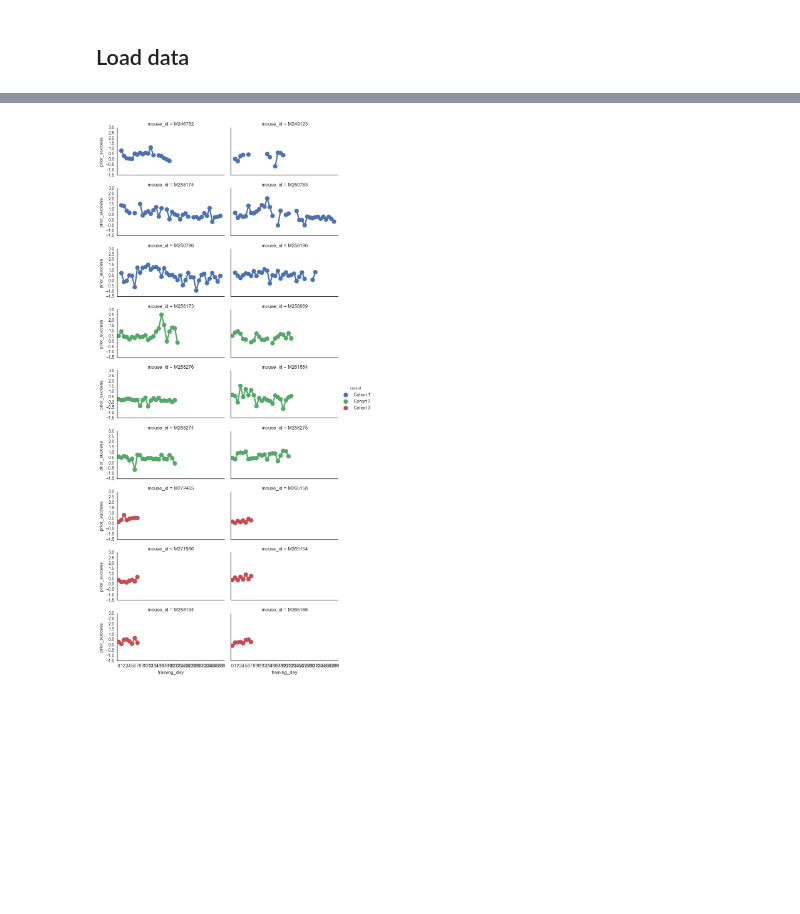
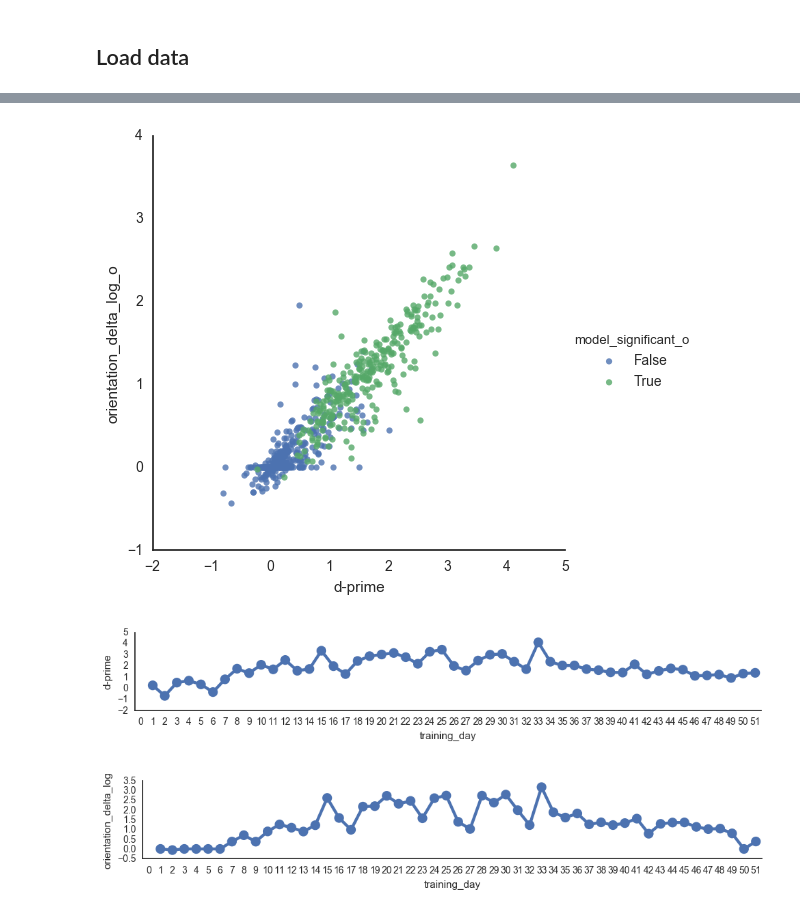
Before and after one commit to AllenInstitute/visual_behavior_analysis, a Jupyter notebook: notebooks/2016.10.19 - Modelling Strategy.ipynb, the cells around one changed output, grey strips where cells are left out. Cells and saved outputs as stored; diff of their text form; code cells hidden in the pictures; blank space fills up the shorter version.

```diff
--- a/notebooks/2016.10.19 - Modelling Strategy.ipynb
+++ b/notebooks/2016.10.19 - Modelling Strategy.ipynb
@@ -526,3 +267,5 @@ Index([u'LDT_mode', u'auto_rewarded', u'blank_screen_timeout', u'change_color',
+# %%
+df['contrast'] = df['change_contrast'].fillna(1.0)
 # %%
 def compute_strategy(behav_df):
 
@@ -602,9 +379,9 @@ Name: results, dtype: float64
 # %%
 strategy = (
     df[df.trial_type.isin(['go','catch'])]
-    .groupby(['cohort','mouse_id','training_day'])
+    .groupby(['mouse_id','dayofweek','training_day'])
     .apply(compute_strategy)
     .reset_index()
     )
-strategy.head()
+strategy.head(5)
 # %% [output]
@@ -629,0 +394,8 @@ fp = sns.factorplot('training_day','orientation_delta',data=strategy,
+# %%
+strategy = pd.merge(strategy,water,on=['mouse_id','training_day'])
+
+p_thresh = 0.05
+strategy['stimulus_control'] = (strategy['discrim_p'] < p_thresh) & (strategy['d-prime'] > 0.5)
+strategy['model_significant'] = strategy['p'] < p_thresh
+strategy['model_significant_o'] = strategy['p_o'] < p_thresh
+strategy.head()
@@ -630,11 +418,31 @@ fp = sns.factorplot('training_day','orientation_delta',data=strategy,
+# %%
+lm = sns.lmplot('d-prime','orientation_delta_log_o',data=strategy,
+           hue='model_significant_o',
+           fit_reg=False,
+              )
+# lm.ax.plot()
+# %% [output]
+[figure, added]
+# %%
+# good_mouse = 'M258274'
+good_mouse = 'M250786'
 # %%
-fp = sns.factorplot('training_day','prior_success',data=strategy,
-                    col='mouse_id',
-                    col_wrap=2,
+fp = sns.factorplot('training_day','d-prime',data=strategy[strategy['mouse_id']==good_mouse],
+#                     col='mouse_id',
+#                     col_wrap=2,
                     size=2,
-                    aspect=2,
-                    hue='cohort',
-                    col_order=col_order,
+                    aspect=5,
+#                     hue='cohort',
+#                     col_order=col_order,
               )
+fp = sns.factorplot('training_day','orientation_delta_log',data=strategy[strategy['mouse_id']==good_mouse],
+#                     col='mouse_id',
+#                     col_wrap=2,
+                    size=2,
+                    aspect=5,
+#                     hue='cohort',
+#                     col_order=col_order,
+              )
 # %% [output]
-[figure, old version]
+[figure, new version]
+[figure, added]
```
Also changed, not shown: parts of 77 cells of this notebook, 1 other file.
